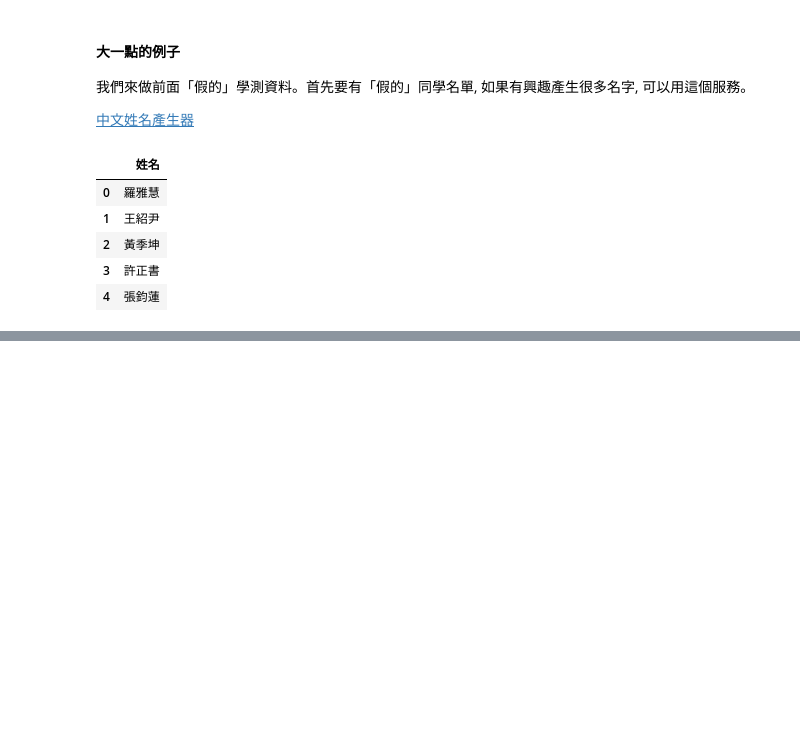
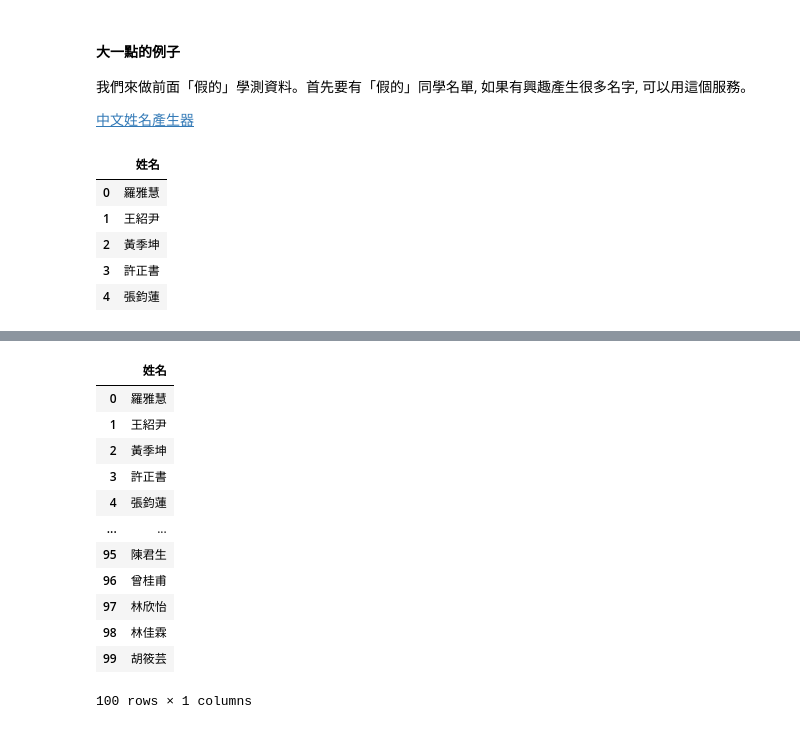
Before and after one commit to nelsonchchang/IMLP, a Jupyter notebook: Unit02/2.2.2_Pandas數據分析.ipynb, the cells around one changed output, grey strips where cells are left out. Saved outputs shown, nothing was run; the diff lists cells and outputs as text; code cells hidden in the pictures; blank space fills up the shorter version.

```diff
--- a/Unit02/2.2.2_Pandas數據分析.ipynb
+++ b/Unit02/2.2.2_Pandas數據分析.ipynb
@@ -358,0 +376,16 @@ df_grades.to_csv('/content/drive/MyDrive/Python ML/Unit02/data/grades2.csv')
+# %%
+df_names
+# %% [output]
+|  | 姓名 |
+| 0 | 羅雅慧 |
+| 1 | 王紹尹 |
+| 2 | 黃季坤 |
+| 3 | 許正書 |
+| 4 | 張鈞蓮 |
+| ... | ... |
+| 95 | 陳君生 |
+| 96 | 曾桂甫 |
+| 97 | 林欣怡 |
+| 98 | 林佳霖 |
+| 99 | 胡筱芸 |
+100 rows × 1 columns
```
Also changed, not shown: parts of 12 cells of this notebook.
